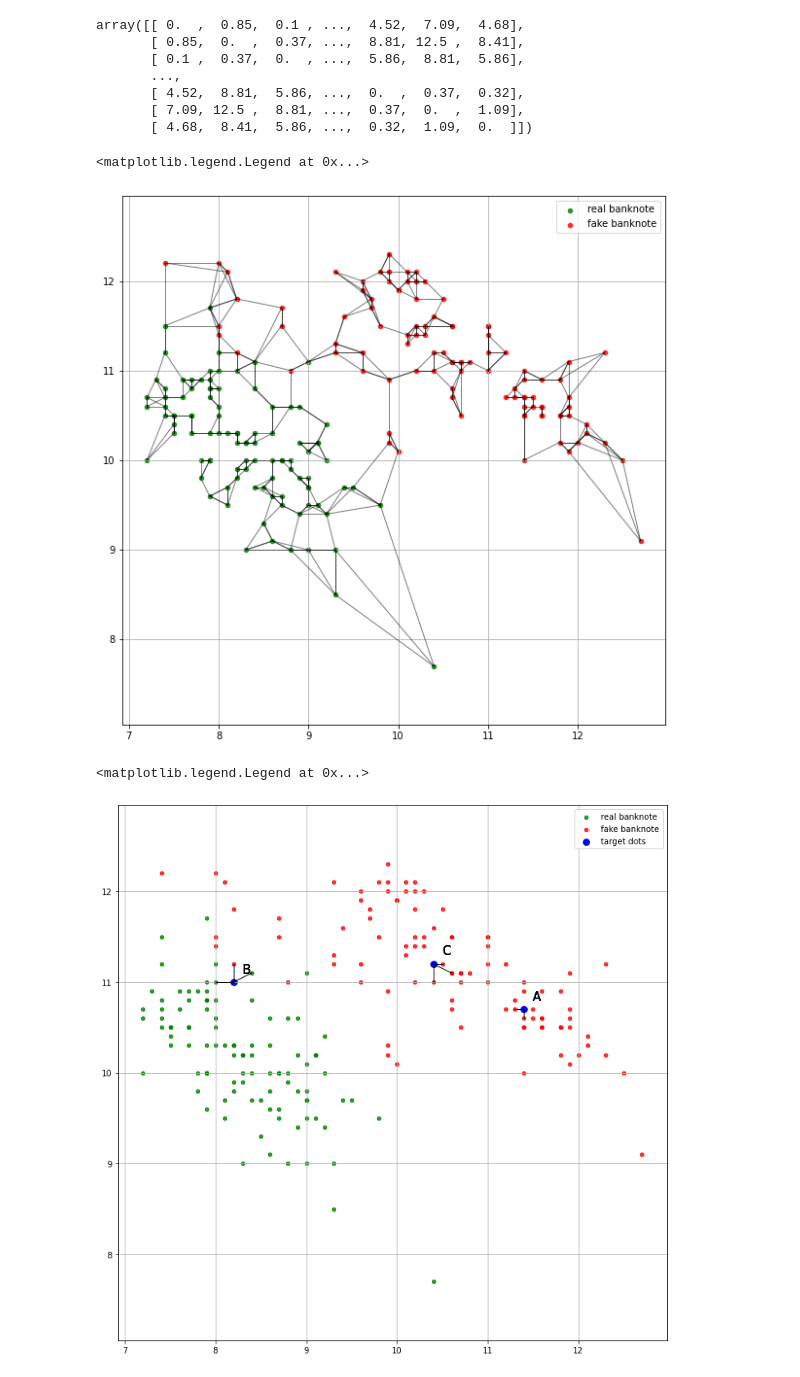
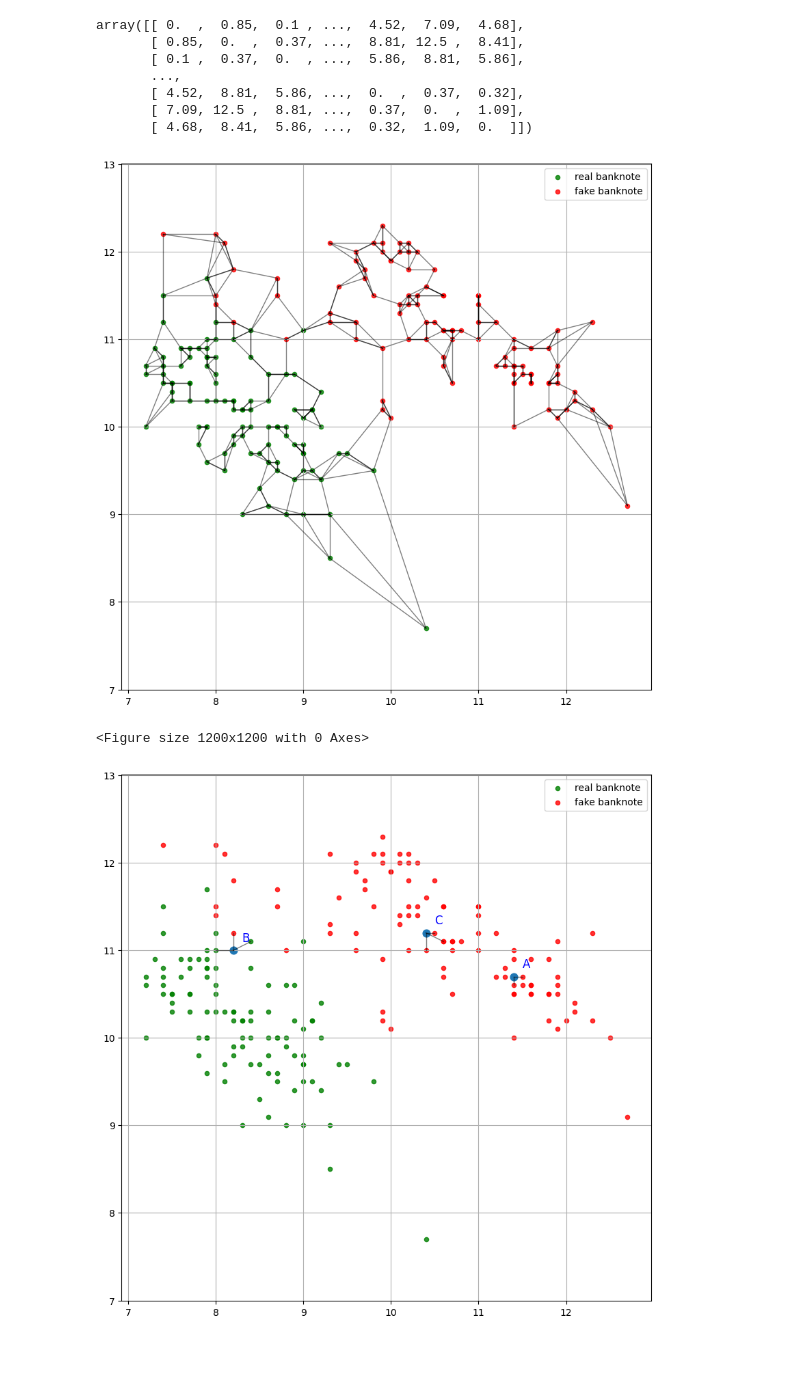
Before and after one commit to Ayukevin/Introduction-to-data-science, a Jupyter notebook: HW2/hw2_knn_graph/hw2_knn_graph.ipynb, the cells around one changed output. Saved outputs shown, nothing was run; the diff lists cells and outputs as text; code cells hidden in the pictures.

Commit message:
done knn_graph

```diff
--- a/HW2/hw2_knn_graph/hw2_knn_graph.ipynb
+++ b/HW2/hw2_knn_graph/hw2_knn_graph.ipynb
@@ -172,50 +172,65 @@ plt.axis('equal')
 # Put your code here
 
 K = 3
+nearby = nearest_partition(dist_sq, K)
+for k in range(len(nearby)):
+    for dot in nearby[k]:
+        plt.plot(*zip(data_xy[k], data_xy[dot]), color='black', linewidth=1, alpha=0.5)
 # %% [output]
-<matplotlib.legend.Legend at 0x...>
-[figure, old version]
+[figure, new version]
 # %%
 # Set seed = 10 | Random select three dots from data_xy
 # Save dots index in varible "target"
 # Don't need to change below three lines
 
 random.seed(10)
 target = np.array([random.randint(0, len(data_xy)) for i in range(3)])
 text = ['A', 'B', 'C']
 
+dot = data_xy[target]
 
 # Use [Numpy function] to find where label = 0 / label = 1
 # Put your code here
 
-index_0 =
-index_1 =
+index_0 = np.array([ x  for x in range(bank.shape[0]) if bank['conterfeit'][x] == 0])
+index_1 = np.array([ x  for x in range(bank.shape[0]) if bank['conterfeit'][x] == 1])
 
 
 # Use data_xy to plot the scatter plot
 # Label = 0 → color = green | Label = 1 → color = red | Target → color = blue
 # Fill X and Y in the plt.scatter
 # Remember to put on grid and legend and equal axis
 # Put your code here
 
 plt.figure(figsize = (12, 12))
-plt.scatter(s=20, alpha=0.8)
-plt.scatter(s=20, alpha=0.8)
-plt.scatter(s=60) # Target dots
-
+plt.figure(figsize = (10, 10))
+plt.scatter(x=data_xy[index_0, 0],y=data_xy[index_0, 1],color = 'g',label= 'real banknote',s=20, alpha=0.8)
+plt.scatter(x=data_xy[index_1, 0],y=data_xy[index_1, 1],color = 'r',label= 'fake banknote',s=20, alpha=0.8)
+plt.scatter(x=data_xy[target, 0],y=data_xy[target, 1],s=60) # Target dots
+plt.grid(True) #網格
+plt.legend()
+plt.axis('equal')
 
 # Draw lines from the selected three point to its three nearest neighbors (set K=3)
 # Use some zip magic to make it happen (Hint is at below cell)
 # You might need loops to generate the plot below
 # set parameter [color='black', linewidth=1, alpha=0.5] when you draw lines
 # Put text A, B, C on each dots (location: Right + 0.1、 Up + 0.1)
 # Put your code here
 
 
 K = 3
+for idx, point in enumerate(dot):
+    distances = np.linalg.norm(data_xy - point, axis=1)
+    nearest_indices = np.argsort(distances)[1:K+1]  # 距離排序後跳過自身點
+    for j in nearest_indices:
+        plt.plot(*zip(point, data_xy[j]), color='black', linewidth=1, alpha=0.5)
+
+    # 添加文字標註
+    plt.text(point[0] + 0.1, point[1] + 0.1, text[idx], fontsize=12, color='blue')
 # %% [output]
-<matplotlib.legend.Legend at 0x...>
+<Figure size 1200x1200 with 0 Axes>
-[figure, old version]
+[figure, new version]
 # %% [markdown]
 ### Question：由上圖進行判斷，回答 ABC 三點各自被 KNN 分為哪一群，並說明原因。
 
```
Also changed, not shown: parts of 3 cells of this notebook.
